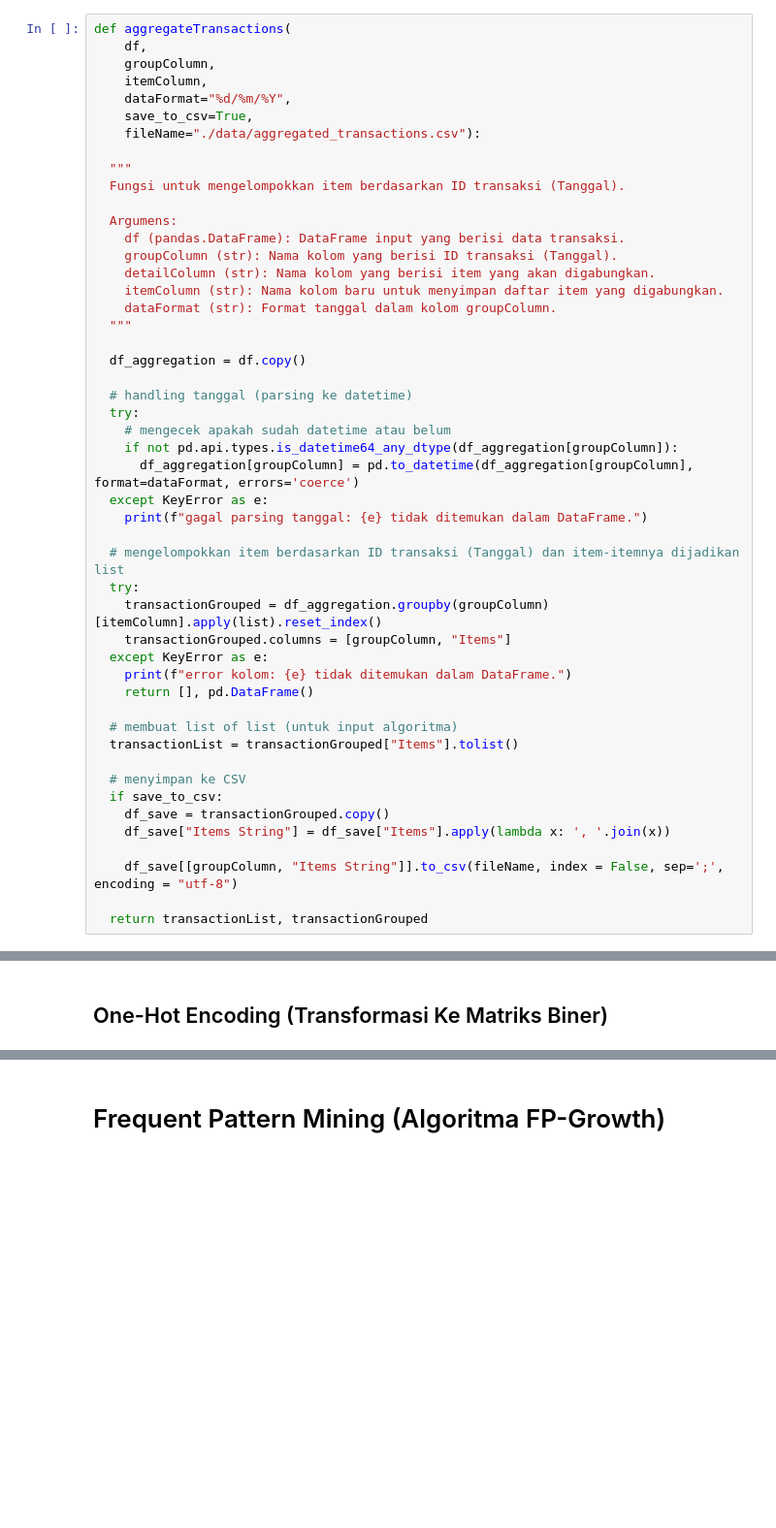
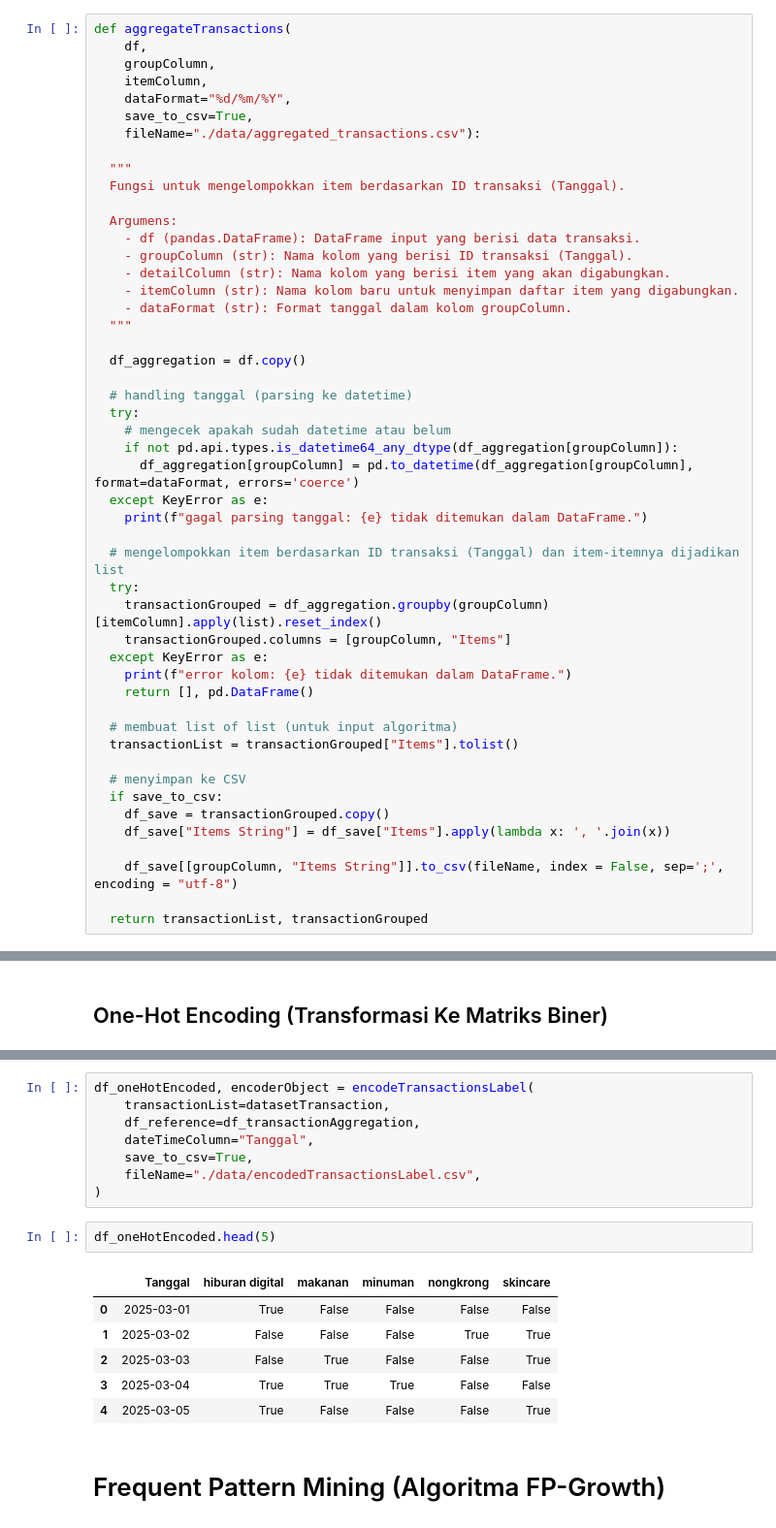
Before and after one commit to michaelasilalahi/DataMining_AssociationRuleLearning_Fp-Growth, a Jupyter notebook: associationRuleLearning_Fp-Growth.ipynb, the cells around one changed output, grey strips where cells are left out. Shown at 97% size. Saved outputs shown, nothing was run; the diff lists cells and outputs as text; blank space fills up the shorter version.

```diff
--- a/associationRuleLearning_Fp-Growth.ipynb
+++ b/associationRuleLearning_Fp-Growth.ipynb
@@ -215,11 +215,11 @@ def aggregateTransactions(
   Fungsi untuk mengelompokkan item berdasarkan ID transaksi (Tanggal).
 
   Argumens:
-    df (pandas.DataFrame): DataFrame input yang berisi data transaksi.
-    groupColumn (str): Nama kolom yang berisi ID transaksi (Tanggal).
-    detailColumn (str): Nama kolom yang berisi item yang akan digabungkan.
-    itemColumn (str): Nama kolom baru untuk menyimpan daftar item yang digabungkan.
-    dataFormat (str): Format tanggal dalam kolom groupColumn.
+    - df (pandas.DataFrame): DataFrame input yang berisi data transaksi.
+    - groupColumn (str): Nama kolom yang berisi ID transaksi (Tanggal).
+    - detailColumn (str): Nama kolom yang berisi item yang akan digabungkan.
+    - itemColumn (str): Nama kolom baru untuk menyimpan daftar item yang digabungkan.
+    - dataFormat (str): Format tanggal dalam kolom groupColumn.
   """
 
   df_aggregation = df.copy()
@@ -274,2 +324,19 @@ df_transactionAggregation.head(5)
+# %%
+df_oneHotEncoded, encoderObject = encodeTransactionsLabel(
+    transactionList=datasetTransaction,
+    df_reference=df_transactionAggregation,
+    dateTimeColumn="Tanggal",
+    save_to_csv=True,
+    fileName="./data/encodedTransactionsLabel.csv",
+)
+# %%
+df_oneHotEncoded.head(5)
+# %% [output]
+|  | Tanggal | hiburan digital | makanan | minuman | nongkrong | skincare |
+| 0 | 2025-03-01 | True | False | False | False | False |
+| 1 | 2025-03-02 | False | False | False | True | True |
+| 2 | 2025-03-03 | False | True | False | False | True |
+| 3 | 2025-03-04 | True | True | True | False | False |
+| 4 | 2025-03-05 | True | False | False | False | True |
 # %% [markdown]
 # Frequent Pattern Mining (Algoritma FP-Growth)
```
Also changed, not shown: parts of 6 cells of this notebook, 2 other files.
